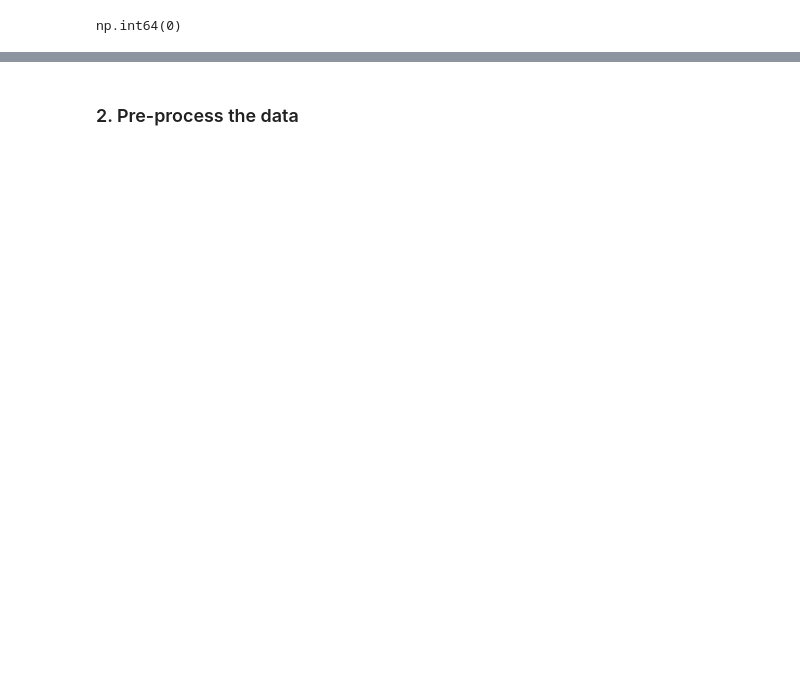
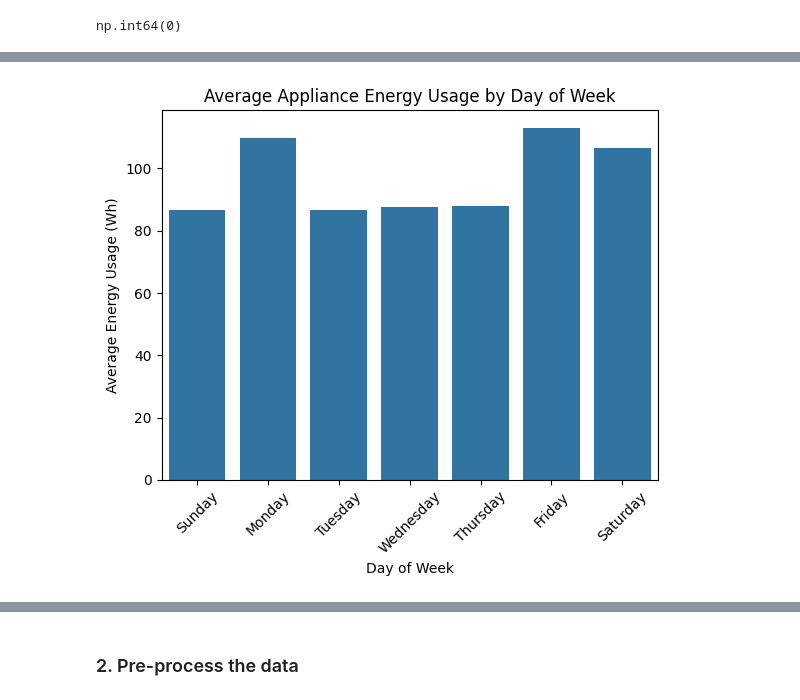
Before and after one commit to jamesphm04/mbd, a Jupyter notebook: MBD_2025_Tri1_assignment1_a1906313_kycuongpham_version01..ipynb, the cells around one changed output, grey strips where cells are left out. Cells and saved outputs as stored; diff of their text form; code cells hidden in the pictures; blank space fills up the shorter version.

```diff
--- a/MBD_2025_Tri1_assignment1_a1906313_kycuongpham_version01..ipynb
+++ b/MBD_2025_Tri1_assignment1_a1906313_kycuongpham_version01..ipynb
@@ -125,0 +164,18 @@ np.int64(0)
+# %%
+# Average appliance energy usage by day of the week
+avg_energy_by_day = df.groupby('day_of_week')['Appliances'].mean()
+
+days_order = ['Sunday', 'Monday', 'Tuesday', 'Wednesday', 'Thursday', 'Friday', 'Saturday']
+
+# Ensure the days are in the correct order
+avg_energy_by_day = avg_energy_by_day.reindex(days_order)
+
+# Plot using a bar chart
+sns.barplot(x=avg_energy_by_day.index, y=avg_energy_by_day.values)
+plt.title('Average Appliance Energy Usage by Day of Week')
+plt.xlabel('Day of Week')
+plt.ylabel('Average Energy Usage (Wh)')
+plt.xticks(rotation=45)
+plt.show()
+# %% [output]
+[figure, added]
```
Also changed, not shown: parts of 43 cells of this notebook, 2 other files.
